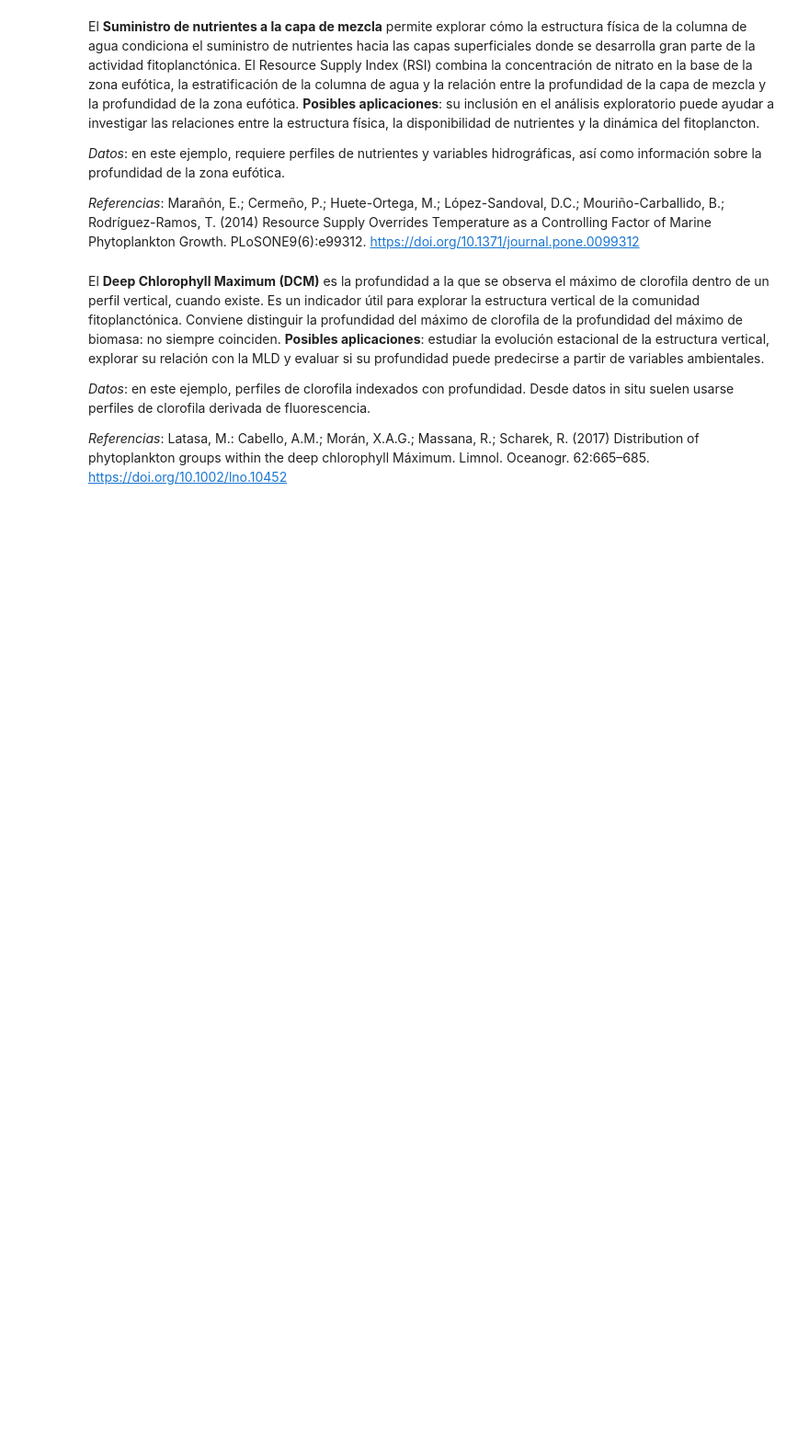
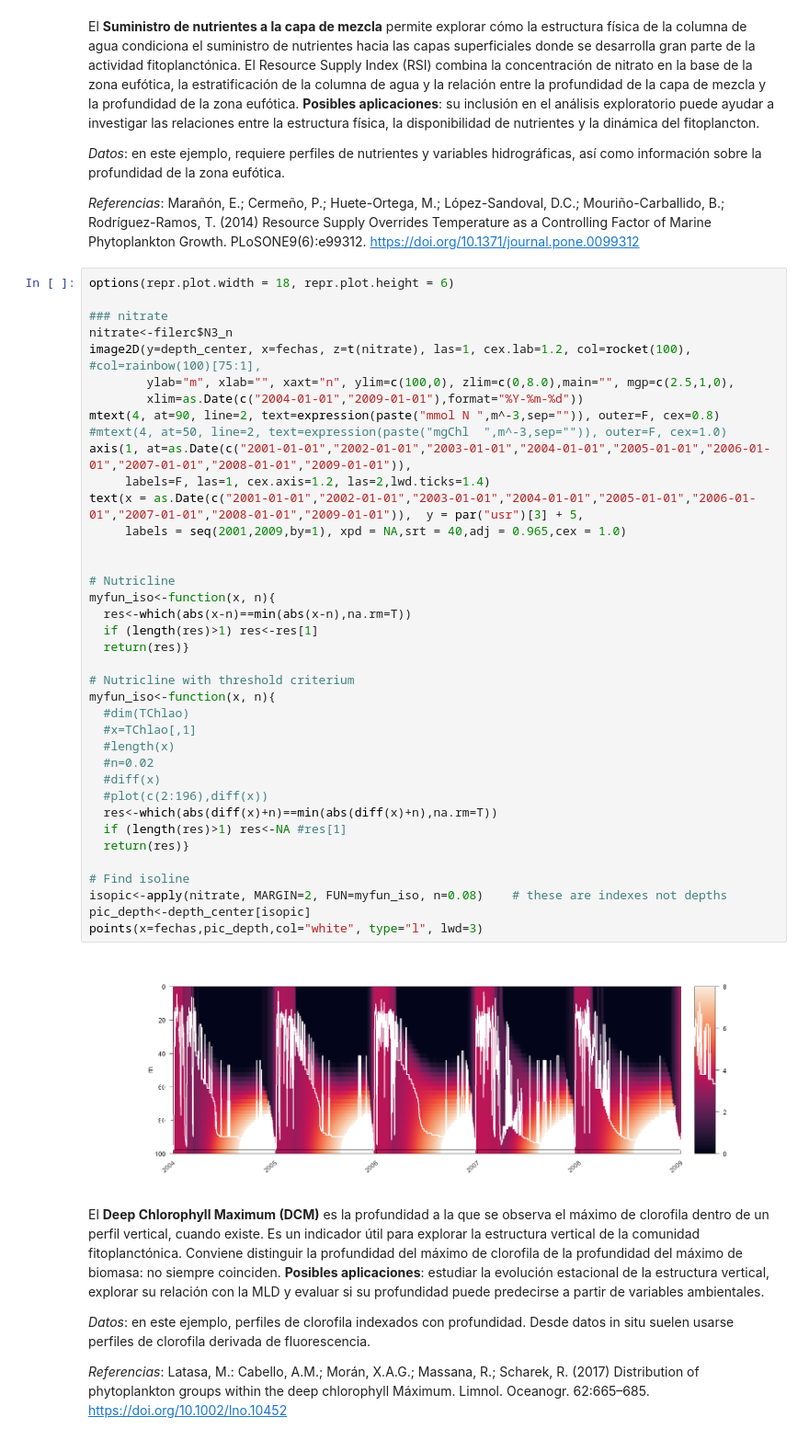
Before and after one commit to ealvarez-s/OceanQAst, a Jupyter notebook: notebooks/02_exploratory_analysis.ipynb, the cells around one changed output. Shown at 92% size. Saved outputs shown, nothing was run; the diff lists cells and outputs as text; blank space fills up the shorter version.

```diff
--- a/notebooks/02_exploratory_analysis.ipynb
+++ b/notebooks/02_exploratory_analysis.ipynb
@@ -30,6 +110,46 @@ El **Suministro de nutrientes a la capa de mezcla** permite explorar cómo la es
 
 *Referencias*:
 Marañón, E.; Cermeño, P.; Huete-Ortega, M.; López-Sandoval, D.C.; Mouriño-Carballido, B.; Rodríguez-Ramos, T. (2014) Resource Supply Overrides Temperature as a Controlling Factor of Marine Phytoplankton Growth. PLoSONE9(6):e99312. https://doi.org/10.1371/journal.pone.0099312
+# %%
+options(repr.plot.width = 18, repr.plot.height = 6)
+
+### nitrate
+nitrate<-filerc$N3_n
+image2D(y=depth_center, x=fechas, z=t(nitrate), las=1, cex.lab=1.2, col=rocket(100), #col=rainbow(100)[75:1],
+        ylab="m", xlab="", xaxt="n", ylim=c(100,0), zlim=c(0,8.0),main="", mgp=c(2.5,1,0),
+        xlim=as.Date(c("2004-01-01","2009-01-01"),format="%Y-%m-%d"))
+mtext(4, at=90, line=2, text=expression(paste("mmol N ",m^-3,sep="")), outer=F, cex=0.8)
+#mtext(4, at=50, line=2, text=expression(paste("mgChl  ",m^-3,sep="")), outer=F, cex=1.0)
+axis(1, at=as.Date(c("2001-01-01","2002-01-01","2003-01-01","2004-01-01","2005-01-01","2006-01-01","2007-01-01","2008-01-01","2009-01-01")),
+     labels=F, las=1, cex.axis=1.2, las=2,lwd.ticks=1.4)
+text(x = as.Date(c("2001-01-01","2002-01-01","2003-01-01","2004-01-01","2005-01-01","2006-01-01","2007-01-01","2008-01-01","2009-01-01")),  y = par("usr")[3] + 5,
+     labels = seq(2001,2009,by=1), xpd = NA,srt = 40,adj = 0.965,cex = 1.0)
+
+
+# Nutricline
+myfun_iso<-function(x, n){
+  res<-which(abs(x-n)==min(abs(x-n),na.rm=T))
+  if (length(res)>1) res<-res[1]
+  return(res)}
+
+# Nutricline with threshold criterium
+myfun_iso<-function(x, n){
+  #dim(TChlao)
+  #x=TChlao[,1]
+  #length(x)
+  #n=0.02
+  #diff(x)
+  #plot(c(2:196),diff(x))
+  res<-which(abs(diff(x)+n)==min(abs(diff(x)+n),na.rm=T))
+  if (length(res)>1) res<-NA #res[1]
+  return(res)}
+
+# Find isoline
+isopic<-apply(nitrate, MARGIN=2, FUN=myfun_iso, n=0.08)    # these are indexes not depths
+pic_depth<-depth_center[isopic]
+points(x=fechas,pic_depth,col="white", type="l", lwd=3)
+# %% [output]
+[figure, added]
 # %% [markdown]
 El **Deep Chlorophyll Maximum (DCM)** es la profundidad a la que se observa el máximo de clorofila dentro de un perfil vertical, cuando existe. Es un indicador útil para explorar la estructura vertical de la comunidad fitoplanctónica. Conviene distinguir la profundidad del máximo de clorofila de la profundidad del máximo de biomasa: no siempre coinciden. **Posibles aplicaciones**: estudiar la evolución estacional de la estructura vertical, explorar su relación con la MLD y evaluar si su profundidad puede predecirse a partir de variables ambientales.
 
```
Also changed, not shown: parts of 10 cells of this notebook, 2 other files.
